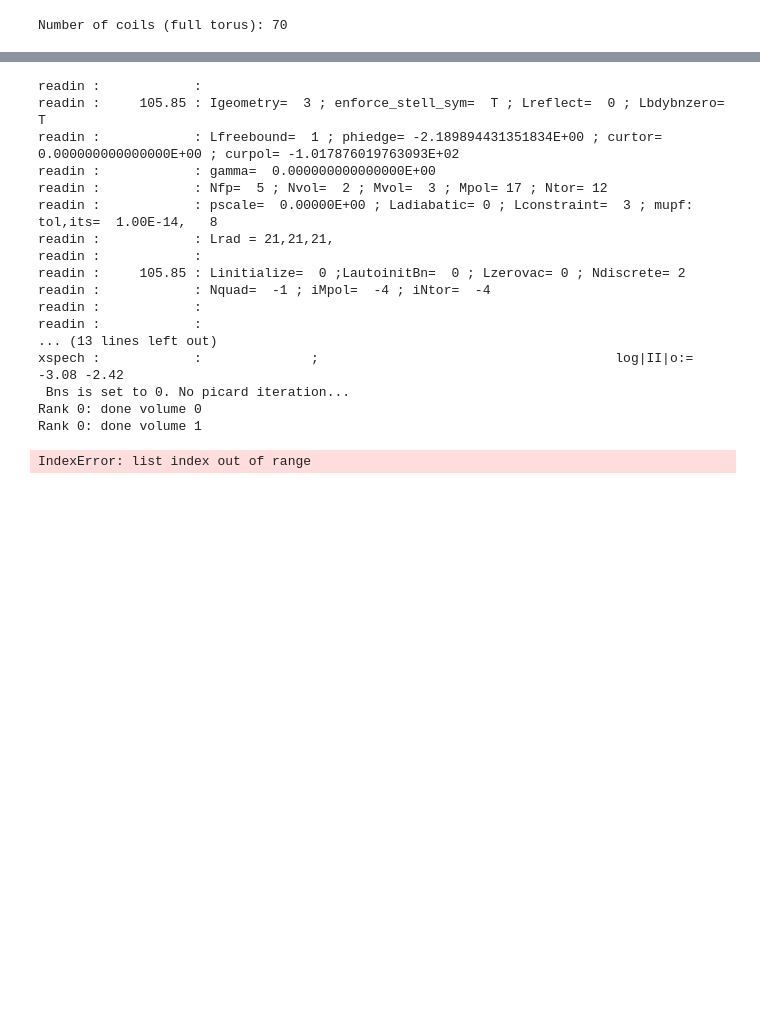
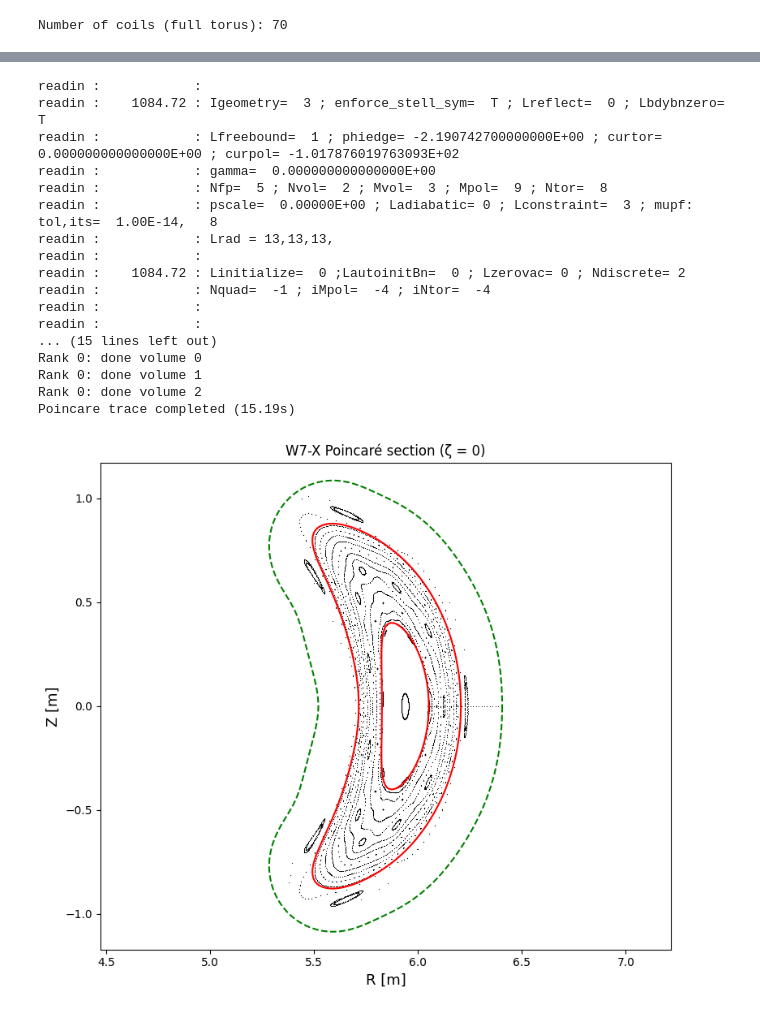
Before and after one commit to ANU-HPC/SPECTRE, a Jupyter notebook: examples/utils/make_freeboundary/spectre_set_vns_w7x.ipynb, the cells around one changed output, grey strips where cells are left out. Saved outputs shown, nothing was run; the diff lists cells and outputs as text; code cells hidden in the pictures; blank space fills up the shorter version.

```diff
--- a/examples/utils/make_freeboundary/spectre_set_vns_w7x.ipynb
+++ b/examples/utils/make_freeboundary/spectre_set_vns_w7x.ipynb
@@ -113,43 +113,44 @@ mask = get_fmn_force_mask(spectre)
 out = spectre.create_spectreout()
 
 # Initial points: evenly spaced in s ∈ (-1, 1), θ = 0, one array per volume
 num_trajectories = 8
 num_transits = 500
 mvol = out.input.physics.Mvol
 
 init_pts = [
     np.array([[x, 0.0] for x in np.linspace(-.95, .95, 2)]),
-    np.array([[x, 0.0] for x in np.linspace(-.95, .95, 15)])
+    np.array([[x, 0.0] for x in np.linspace(-.95, .95, 15)]),
+    np.array([[x, 0.0] for x in np.linspace(-.95, .95, 15)]),
 ]
 
 out.trace_fieldlines(init_pts, num_phi_planes=32, num_transits=num_transits)
 
 fig, ax = plt.subplots(figsize=(8, 7))
 out.tracer.plot(ax=ax)
 out.plot_infaces(ax=ax)
 ax.set_aspect("equal")
 ax.set_title("W7-X Poincaré section (ζ = 0)")
 plt.tight_layout()
 plt.show()
 # %% [output]
 readin :            :
-readin :     105.85 : Igeometry=  3 ; enforce_stell_sym=  T ; Lreflect=  0 ; Lbdybnzero= T
-readin :            : Lfreebound=  1 ; phiedge= -2.189894431351834E+00 ; curtor=  0.000000000000000E+00 ; curpol= -1.017876019763093E+02
+readin :    1084.72 : Igeometry=  3 ; enforce_stell_sym=  T ; Lreflect=  0 ; Lbdybnzero= T
+readin :            : Lfreebound=  1 ; phiedge= -2.190742700000000E+00 ; curtor=  0.000000000000000E+00 ; curpol= -1.017876019763093E+02
 readin :            : gamma=  0.000000000000000E+00
-readin :            : Nfp=  5 ; Nvol=  2 ; Mvol=  3 ; Mpol= 17 ; Ntor= 12
+readin :            : Nfp=  5 ; Nvol=  2 ; Mvol=  3 ; Mpol=  9 ; Ntor=  8
 readin :            : pscale=  0.00000E+00 ; Ladiabatic= 0 ; Lconstraint=  3 ; mupf: tol,its=  1.00E-14,   8
-readin :            : Lrad = 21,21,21,
+readin :            : Lrad = 13,13,13,
 readin :            :
-readin :     105.85 : Linitialize=  0 ;LautoinitBn=  0 ; Lzerovac= 0 ; Ndiscrete= 2
+readin :    1084.72 : Linitialize=  0 ;LautoinitBn=  0 ; Lzerovac= 0 ; Ndiscrete= 2
 readin :            : Nquad=  -1 ; iMpol=  -4 ; iNtor=  -4
 readin :            :
 readin :            :
-... (13 lines left out)
-xspech :            :              ;                                      log|II|o:= -3.08 -2.42
- Bns is set to 0. No picard iteration...
+... (15 lines left out)
 Rank 0: done volume 0
 Rank 0: done volume 1
+Rank 0: done volume 2
+Poincare trace completed (15.19s)
-IndexError: list index out of range
+[figure, added]
 # %%
 fig, ax = plt.subplots(figsize=(8, 7))
 out.tracer.plot(ax=ax)
```
Also changed, not shown: parts of 4 cells of this notebook.
